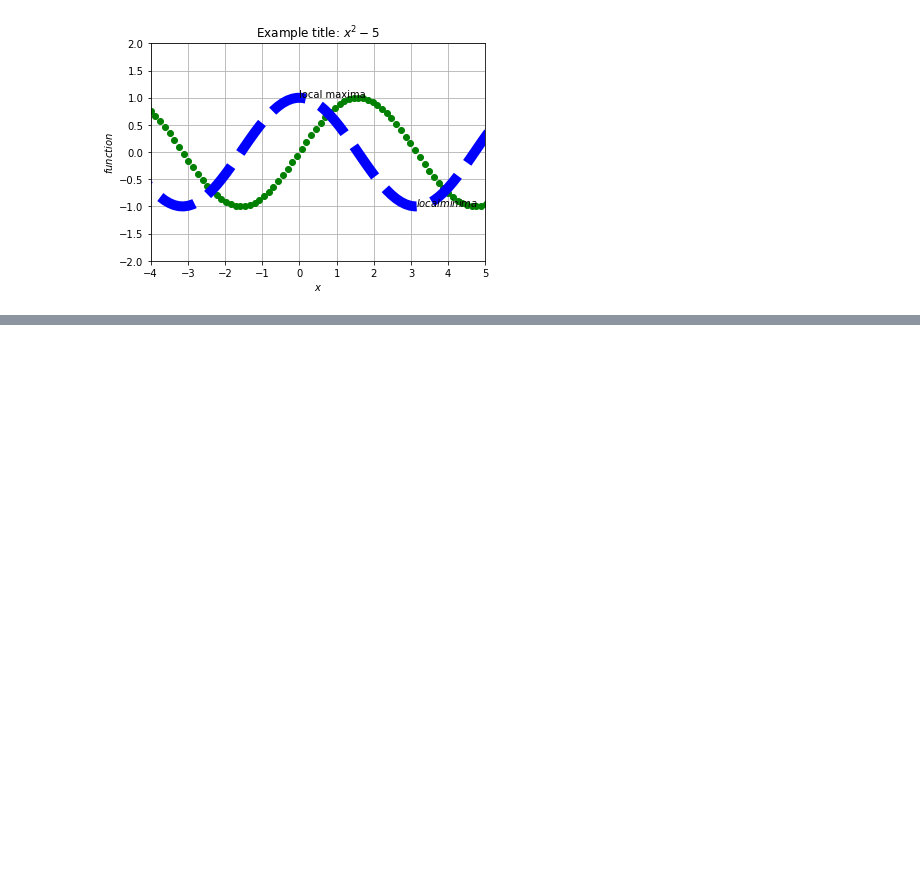
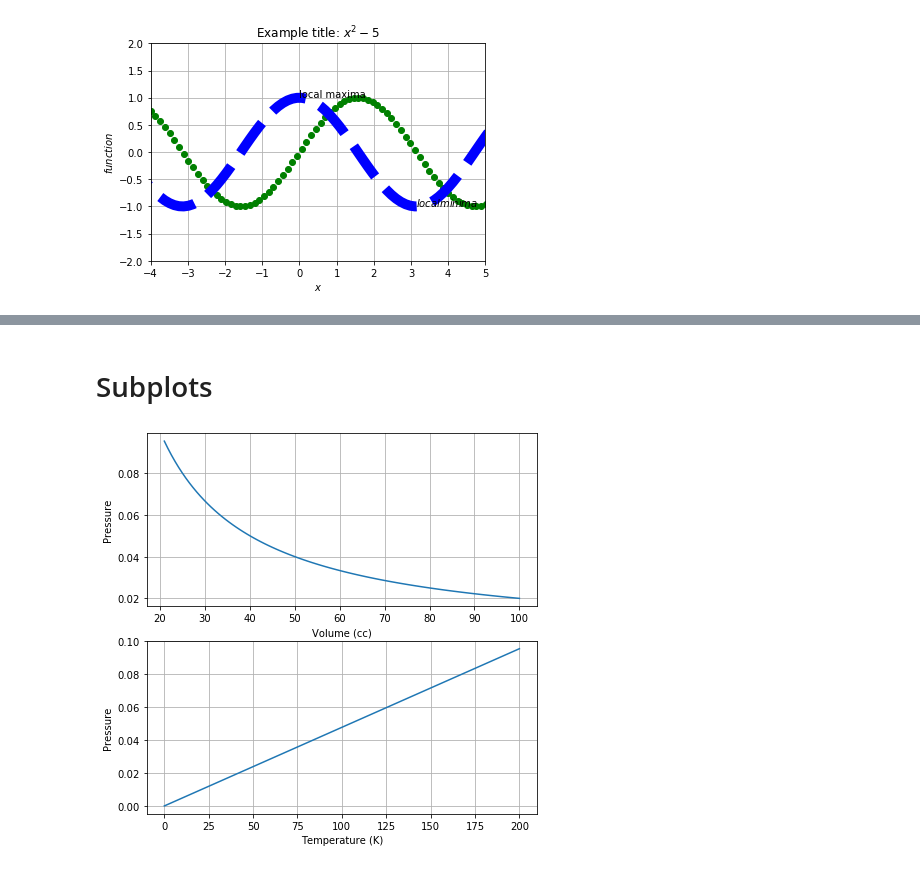
Before and after one commit to rsatwik/PythonPractise, a Jupyter notebook: SpokenTutorial_python.ipynb, the cells around one changed output, grey strips where cells are left out. Drawn from its saved outputs; the diff is of its cells as text; code cells hidden in the pictures; blank space fills up the shorter version.

```diff
--- a/SpokenTutorial_python.ipynb
+++ b/SpokenTutorial_python.ipynb
@@ -48,0 +65,22 @@ Embellishing plots
+# %% [markdown]
+# Subplots
+# %%
+nR=0.01
+V=np.linspace(21,100,100)
+fig1=plt.figure(figsize=(7,7))
+plt.subplot(2,1,1)
+T=200
+plt.plot(V,(nR*T)/V)
+plt.xlabel('Volume (cc)')
+plt.ylabel('Pressure')
+plt.grid()
+
+T=np.linspace(0,200,100)
+plt.subplot(2,1,2)
+V=21
+plt.plot(T,(nR*T)/V)
+plt.xlabel('Temperature (K)')
+plt.ylabel('Pressure')
+plt.grid()
+# %% [output]
+[figure, added]
```
Also changed, not shown: parts of 9 cells of this notebook, 2 other files.
